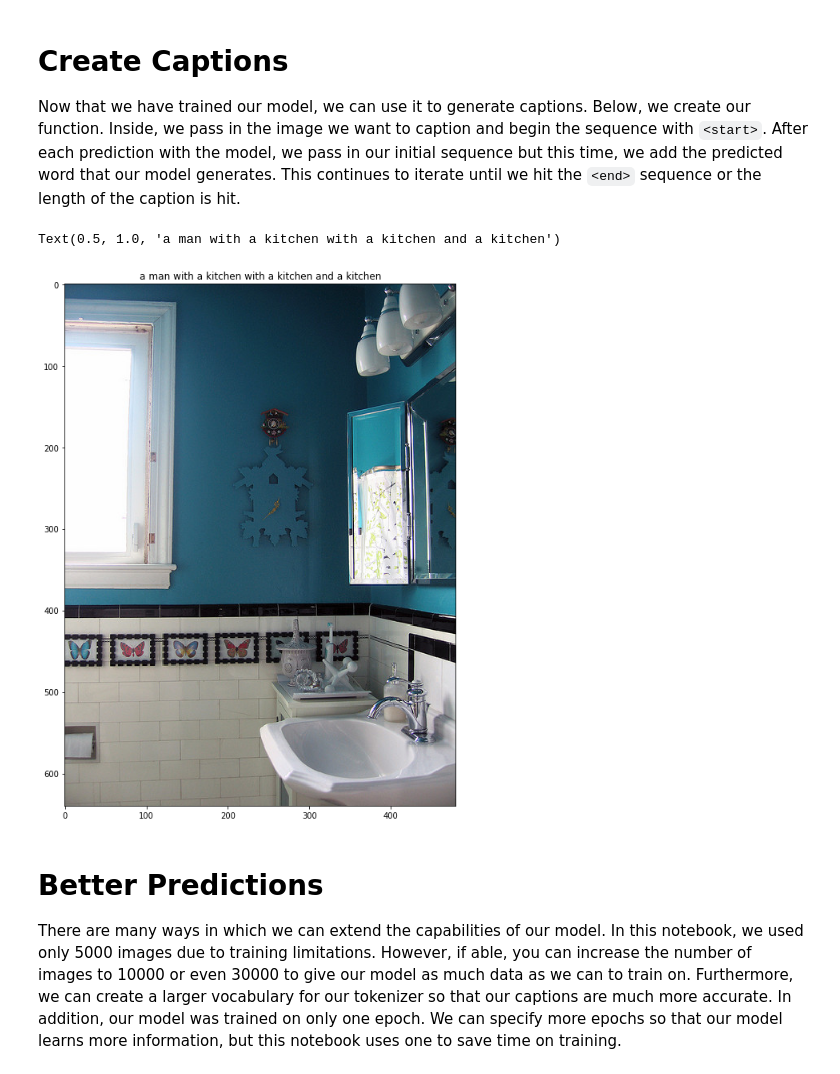
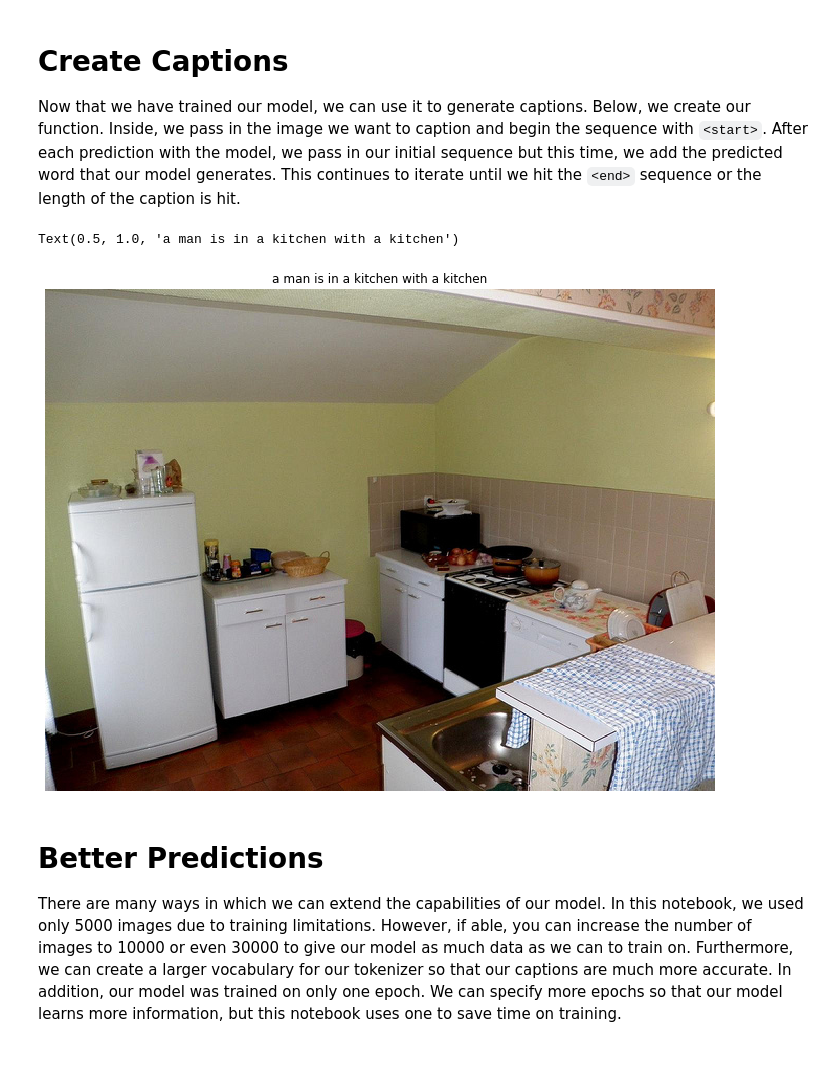
Before and after one commit to RichardXiao13/Google_Code_In, a Jupyter notebook: Tensorflow/caption_generator.ipynb, the cells around one changed output. Cells and saved outputs as stored; diff of their text form; code cells hidden in the pictures.

```diff
--- a/Tensorflow/caption_generator.ipynb
+++ b/Tensorflow/caption_generator.ipynb
@@ -73,7 +71,7 @@ After loading in the JSON file, we can create a list of the captions and the ima
 captions = []
 img_names = []
 
-for annotation in annotations["annotations"][:5000]:
+for annotation in annotations["annotations"][:10000]:
     caption = "<start> " + annotation["caption"] + " <end>"
     image_id = annotation["image_id"]
     image_path = "/content/save/train2014/COCO_train2014_" + '%012d.jpg' % (image_id)
@@ -177,7 +187,7 @@ After creating our model, we will compile it and specify the necessary parameter
 # %%
 model.compile(optimizer="adam", loss="categorical_crossentropy", metrics=["accuracy"])
 # %%
-batch_size = 10
-steps = 5000//batch_size
-generator = data_generator(seqs, img_names, max_seq_len, batch_size)
-history = model.fit(generator, steps_per_epoch=steps, epochs=1, shuffle=True)
+batch_size = 32
+steps = 10000//batch_size
+generator = data_generator(seqs, img_names, max_seq_len, batch_size, epochs=2)
+history = model.fit(generator, steps_per_epoch=steps, epochs=2, shuffle=True)
@@ -204,17 +216,18 @@ def generate_caption(img_path):
     sentence = " ".join(sentence)
     return sentence
 # %%
-caption_test = generate_caption(img_names[0])
+caption_test = generate_caption(img_names[10])
 # %%
 import matplotlib.pyplot as plt
 
 plt.figure(figsize=(12, 12))
-img = plt.imread(img_names[0])
+img = plt.imread(img_names[10])
+plt.axis("off")
 plt.imshow(img)
 plt.title(caption_test)
 # %% [output]
-Text(0.5, 1.0, 'a man with a kitchen with a kitchen and a kitchen')
+Text(0.5, 1.0, 'a man is in a kitchen with a kitchen')
-[figure, old version]
+[figure, new version]
 # %% [markdown]
 # **Better Predictions**
 There are many ways in which we can extend the capabilities of our model. In this notebook, we used only 5000 images due to training limitations. However, if able, you can increase the number of images to 10000 or even 30000 to give our model as much data as we can to train on. Furthermore, we can create a larger vocabulary for our tokenizer so that our captions are much more accurate. In addition, our model was trained on only one epoch. We can specify more epochs so that our model learns more information, but this notebook uses one to save time on training.
```
Also changed, not shown: parts of 9 cells of this notebook, 5 other files.
